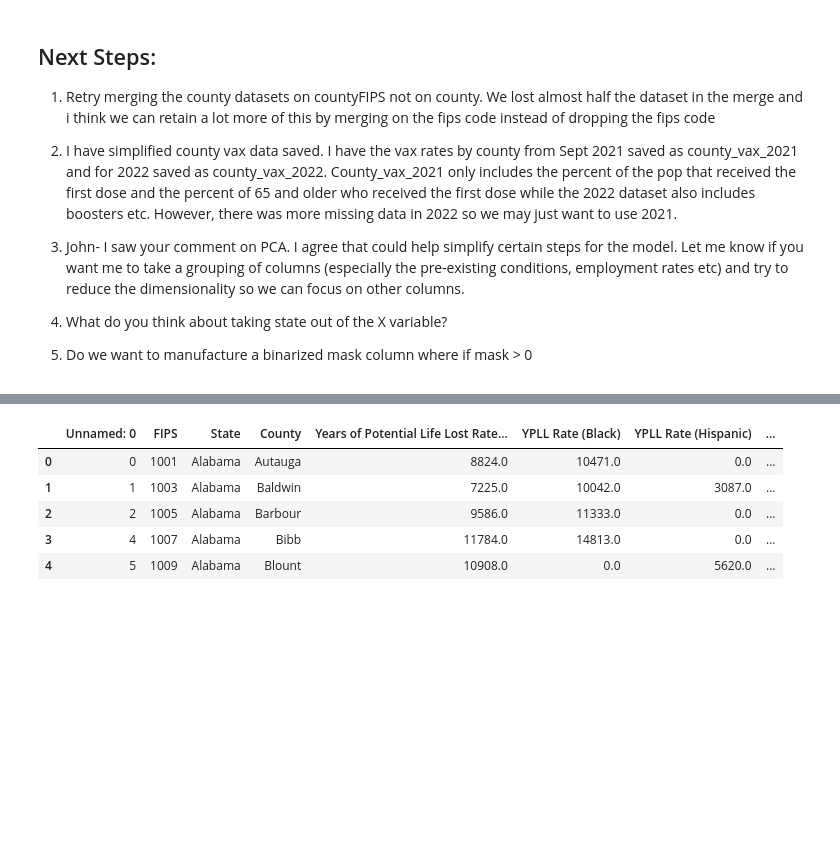
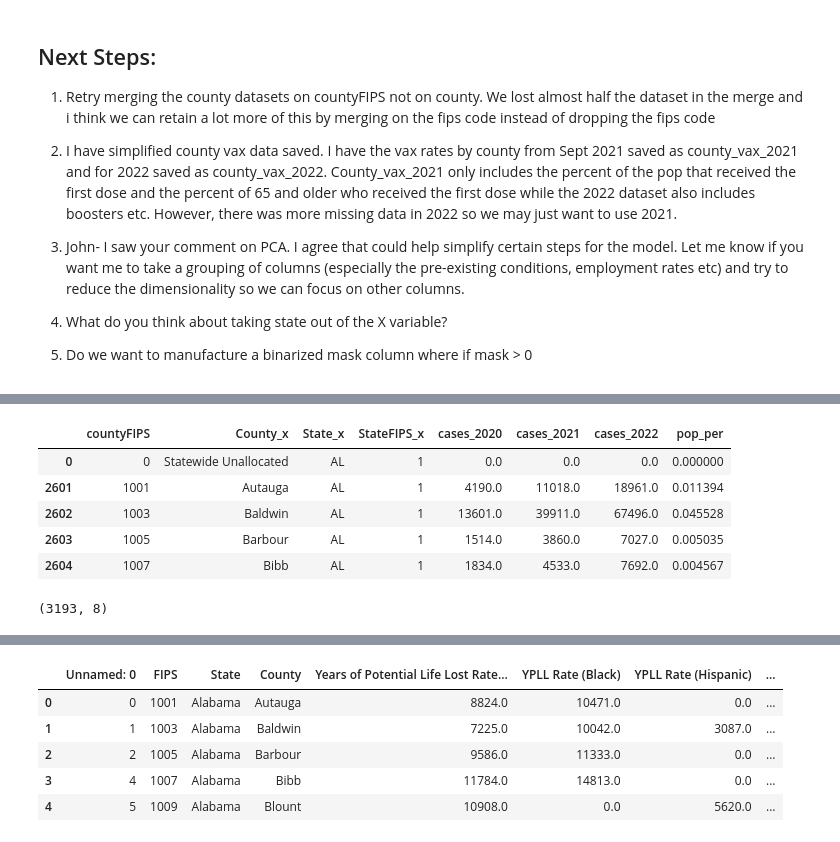
Before and after one commit to rafirahman27/Preparing_for_the_next_Pandemic, a Jupyter notebook: Modeling.ipynb, the cells around one changed output, grey strips where cells are left out. Cells and saved outputs as stored; diff of their text form; code cells hidden in the pictures; blank space fills up the shorter version.

```diff
--- a/Modeling.ipynb
+++ b/Modeling.ipynb
@@ -47,0 +196,3 @@ from sklearn.ensemble import AdaBoostRegressor, GradientBoostingRegressor
+# %%
+columns_to_check_duplicates = ['countyFIPS', 'County_x', 'State_x', 'StateFIPS_x']
+county_cases.drop_duplicates(subset=columns_to_check_duplicates, keep='first', inplace=True)
@@ -47,0 +203,9 @@ from sklearn.ensemble import AdaBoostRegressor, GradientBoostingRegressor
+# %%
+county_cases.head()
+# %% [output]
+|  | countyFIPS | County_x | State_x | StateFIPS_x | cases_2020 | cases_2021 | cases_2022 | pop_per |
+| 0 | 0 | Statewide Unallocated | AL | 1 | 0.0 | 0.0 | 0.0 | 0.000000 |
+| 2601 | 1001 | Autauga | AL | 1 | 4190.0 | 11018.0 | 18961.0 | 0.011394 |
+| 2602 | 1003 | Baldwin | AL | 1 | 13601.0 | 39911.0 | 67496.0 | 0.045528 |
+| 2603 | 1005 | Barbour | AL | 1 | 1514.0 | 3860.0 | 7027.0 | 0.005035 |
+| 2604 | 1007 | Bibb | AL | 1 | 1834.0 | 4533.0 | 7692.0 | 0.004567 |
@@ -47,0 +214,5 @@ from sklearn.ensemble import AdaBoostRegressor, GradientBoostingRegressor
+# %%
+county_cases = county_cases.drop_duplicates()
+county_cases.shape
+# %% [output]
+(3193, 8)
```
Also changed, not shown: parts of 56 cells of this notebook.
